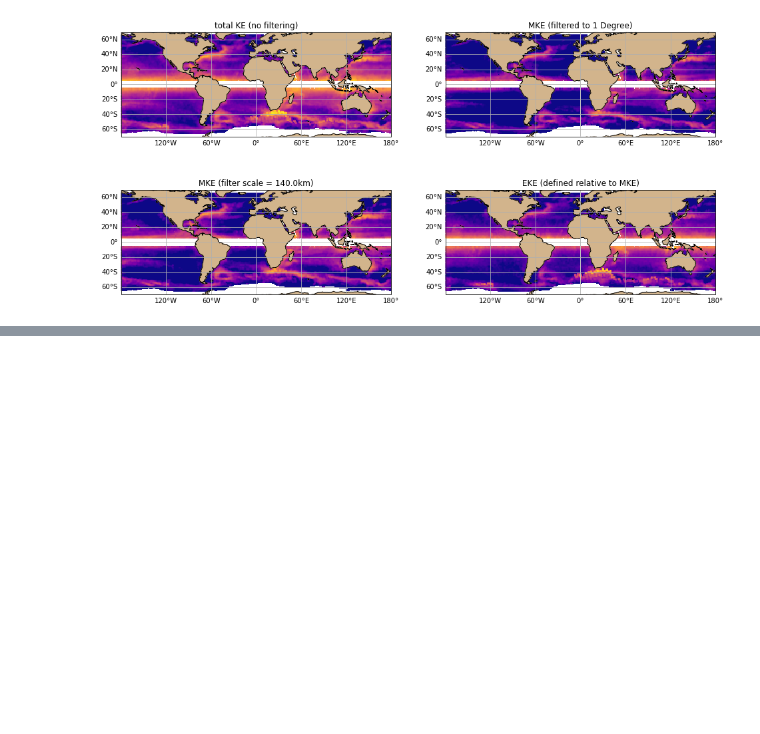
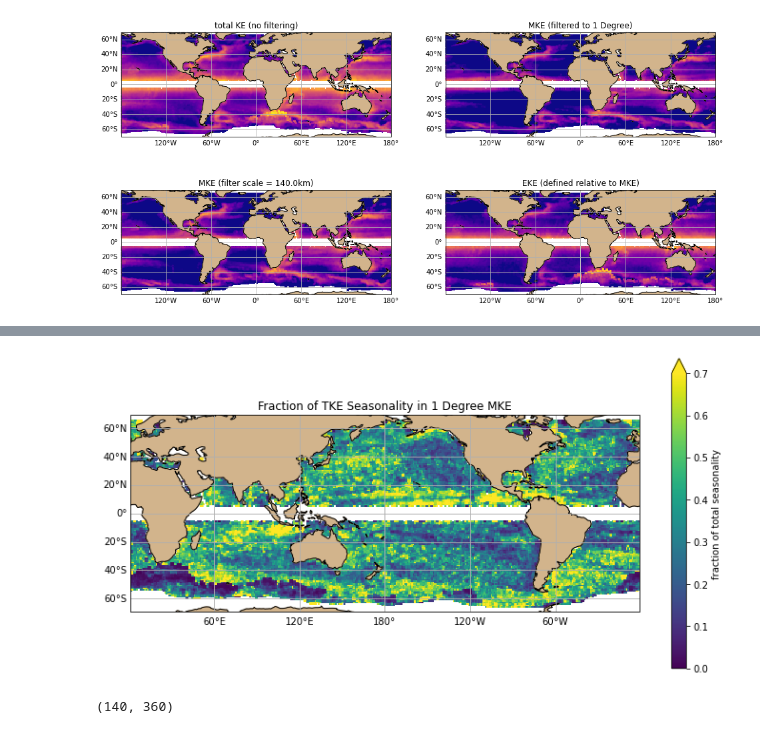
Before and after one commit to ocean-eddy-cpt/WP1T2-2D-EKE-Analysis, a Jupyter notebook: along_track_filtering.ipynb, the cells around one changed output, grey strips where cells are left out. Cells and saved outputs as stored; diff of their text form; code cells hidden in the pictures; blank space fills up the shorter version.

```diff
--- a/along_track_filtering.ipynb
+++ b/along_track_filtering.ipynb
@@ -505,0 +507,32 @@ plt.show()
+# %%
+# to do: what is magnitude of 1deg seasonality compared to TKE seasonality?
+max_seasonal_change_tke = np.nan*np.ones((np.shape(mean_field_raw)[1], np.shape(mean_field_raw)[2]))
+max_seasonal_change_1deg = np.nan*np.ones((np.shape(mean_field_raw)[1], np.shape(mean_field_raw)[2]))
+for i in tqdm(range(np.shape(mean_field_filtered3)[1])):
+    for j in range(np.shape(mean_field_filtered3)[2]):
+        max_seasonal_change_tke[i,j] = np.nanmax(mean_field_raw[:,i,j]) - np.nanmin(mean_field_raw[:,i,j])
+        max_seasonal_change_1deg[i,j] = np.nanmax(mean_field_filtered3[:,i,j,0]) - np.nanmin(mean_field_filtered3[:,i,j,0])
+# %%
+lon_in = np.where((lon_bin_c > 0) & (lon_bin_c < 360))[0]
+lat_in = np.where(((lat_bin_c > -70) & (lat_bin_c < 70)))[0]
+data_coords2 = {'latitude': lat_bin_c, 'longitude': lon_bin_c}
+mean_field_season_xr = xr.DataArray(data=np.transpose(max_seasonal_change_1deg/max_seasonal_change_tke), \
+                                 name='fraction of total seasonality', dims=['latitude', 'longitude'], coords=data_coords2)
+fig, ax1 = plt.subplots(1,1,figsize=(13,6),subplot_kw={'projection':ccrs.PlateCarree(central_longitude=180)})
+mean_field_season_xr.isel(longitude=lon_in, latitude=lat_in).plot(ax=ax1,transform=ccrs.PlateCarree(), vmin=0, vmax=0.7, \
+                                                                       cmap=plt.get_cmap('viridis'), zorder=0, add_colorbar=True)
+ax1.set_title('Fraction of TKE Seasonality in 1 Degree MKE')
+ax1.add_feature(cartopy.feature.LAND, color='#D2B48C',zorder=1)
+ax1.coastlines()
+ax1.set_extent([np.nanmin(lon_bin_c[lon_in]), np.nanmax(lon_bin_c[lon_in]), \
+            np.nanmin(lat_bin_c[lat_in]), np.nanmax(lat_bin_c[lat_in])], crs=ccrs.PlateCarree())
+gl = ax1.gridlines(draw_labels=True)
+gl.xlabels_top = False
+gl.ylabels_right = False
+fig.savefig(this_sat + '_sample_climatology_seasonal_frac_at_1deg', dpi=450)
+# %% [output]
+[figure, added]
+# %%
+np.shape(np.transpose(max_seasonal_change_1deg/max_seasonal_change_tke))
+# %% [output]
+(140, 360)
```
Also changed, not shown: parts of 7 cells of this notebook.
